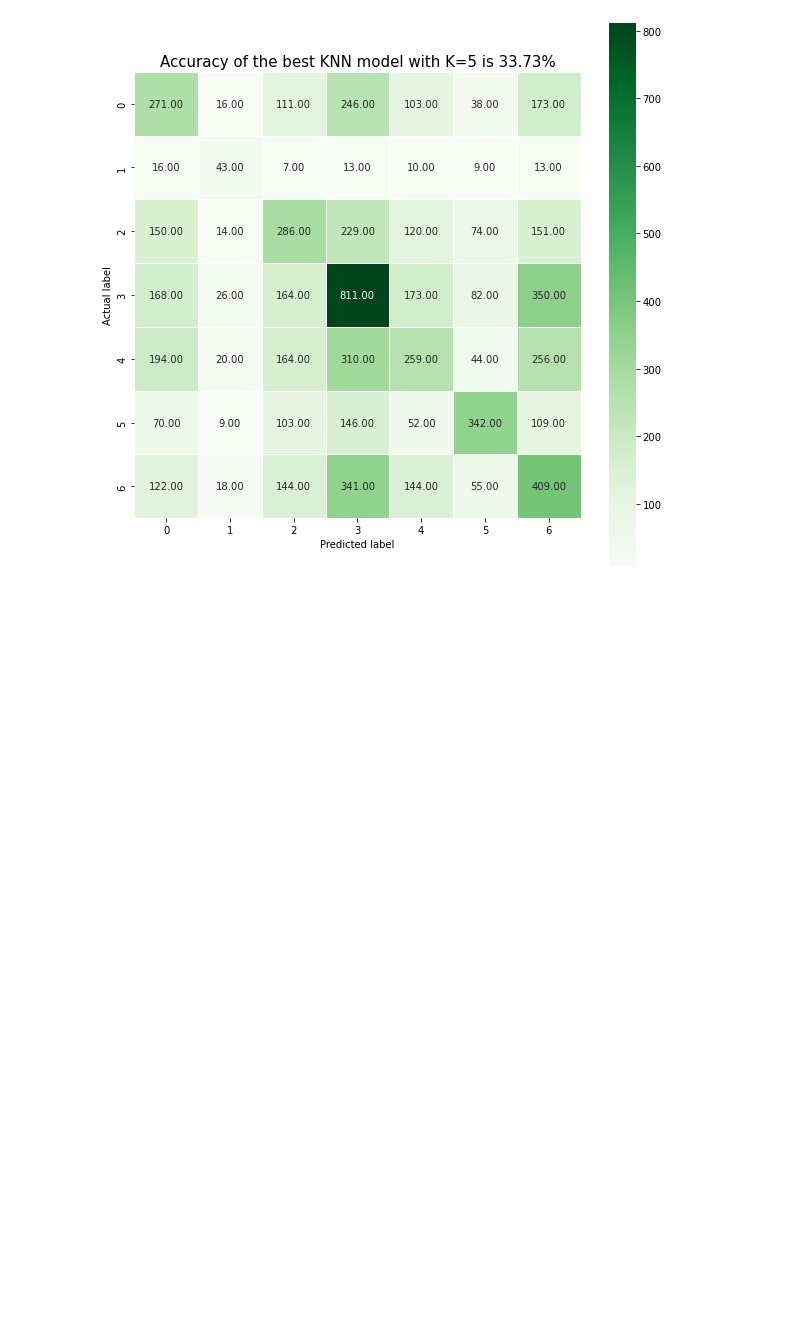
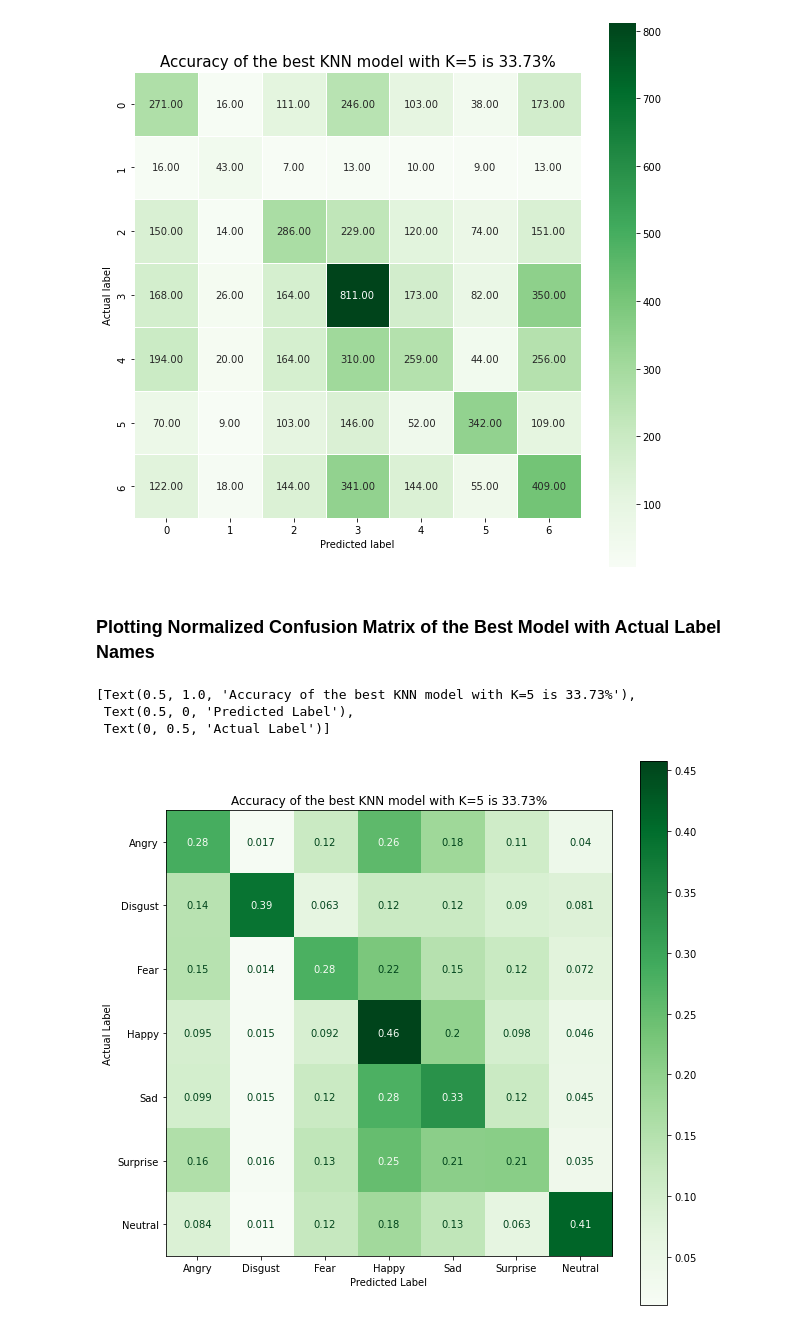
Before and after one commit to chikakoto/facial-expression-recognition, a Jupyter notebook: notebooks/ivan/5.0_im_KNN.ipynb, the cells around one changed output. Drawn from its saved outputs; the diff is of its cells as text; code cells hidden in the pictures; blank space fills up the shorter version.

Commit message:
added normalized confusion matrix with labels

```diff
--- a/notebooks/ivan/5.0_im_KNN.ipynb
+++ b/notebooks/ivan/5.0_im_KNN.ipynb
@@ -216,13 +199,18 @@ Average accuracy score with the best K=5 is 33.24
 # %%
+knn_best  = KNeighborsClassifier(n_neighbors=best_K)
 # fit on the training data, predict on test
 y_pred = knn_best.fit(X_train, y_train).predict(X_test)
 # check and record the accuracy
 accuracy = accuracy_score(y_test, y_pred)
 
 #Calculating Model Accuracy
-accuracy = accuracy_score(y_test, y_pred)*100
+accuracy = accuracy_score(y_test, y_pred)*100.0
 print(f'Accuracy of the best KNN model: {accuracy:.2f}%')
 # %% [output]
 Accuracy of the best KNN model: 33.73%
+# %%
+# getting actual label names
+y_pred_labels = np.array([emotions[i] for i in y_pred])
+y_test_labels = np.array([emotions[i] for i in y_test])
 # %% [markdown]
 ### Plotting confusion matrix of the best model
@@ -243,3 +235,24 @@ plt.title(title_text, size = 15)
 plt.show()
 # %% [output]
 [figure]
+# %% [markdown]
+### Plotting Normalized Confusion Matrix of the Best Model with Actual Label Names
+# %%
+# confusion matrix with actual label names
+cm_labels = confusion_matrix(y_test_labels, y_pred_labels)
+# normalizing the values
+cm_labels_norm = cm_labels.astype('float') / cm_labels.sum(axis=1)[:, np.newaxis]
+
+cmd_obj = ConfusionMatrixDisplay(cm_labels_norm, display_labels=[i for i in emotions.values()])
+fig, ax = plt.subplots(figsize=(10,10))
+cmd_obj.plot(ax=ax, cmap = 'Greens')
+
+cmd_obj.ax_.set(
+    title = 'Accuracy of the best KNN model with K={0} is {1}%'.format(5, "%.2f" % accuracy),
+    xlabel='Predicted Label',
+    ylabel='Actual Label')
+# %% [output]
+[Text(0.5, 1.0, 'Accuracy of the best KNN model with K=5 is 33.73%'),
+ Text(0.5, 0, 'Predicted Label'),
+ Text(0, 0.5, 'Actual Label')]
+[figure, added]
```
Also changed, not shown: parts of 9 cells of this notebook.
